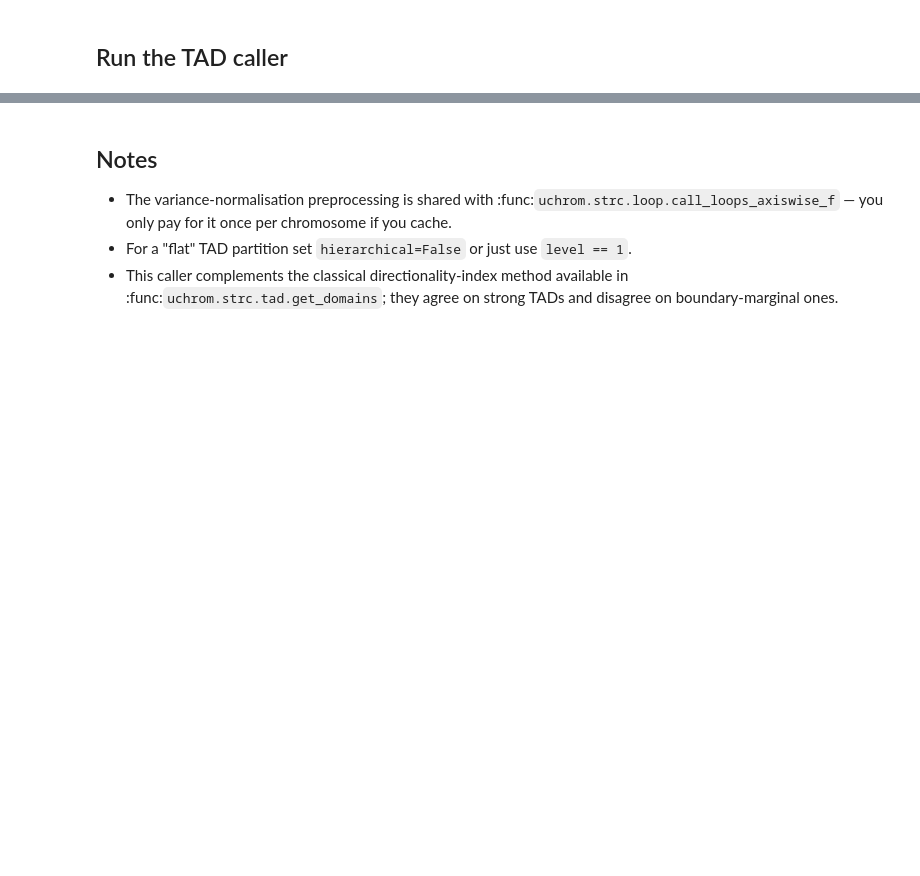
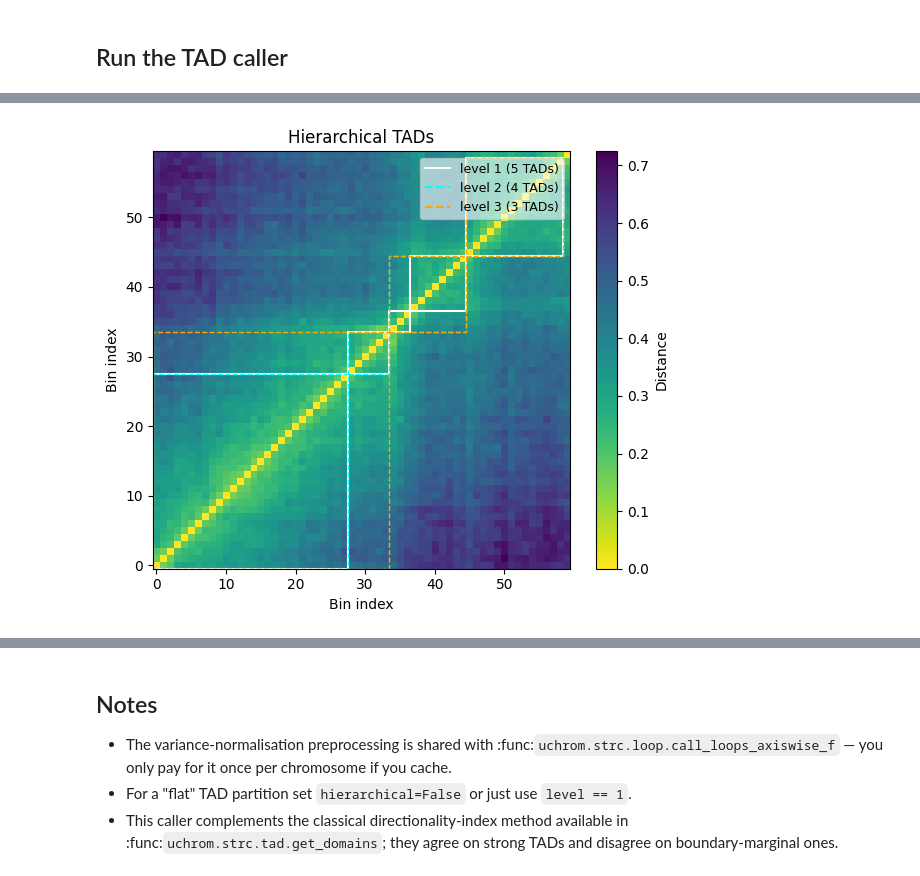
Before and after one commit to u-science-lab/U-Chrom, a Jupyter notebook: tutorials/05_tad_calling.ipynb, the cells around one changed output, grey strips where cells are left out. Cells and saved outputs as stored; diff of their text form; code cells hidden in the pictures; blank space fills up the shorter version.

```diff
--- a/tutorials/05_tad_calling.ipynb
+++ b/tutorials/05_tad_calling.ipynb
@@ -128,0 +116,21 @@ dtype: int64
+# %%
+fig = plot_distance_matrix(dmat, title='Hierarchical TADs')
+ax = fig.axes[0]
+level_colors = {1: 'white', 2: 'cyan', 3: 'orange', 4: 'magenta'}
+for lv in sorted(tads['level'].unique()):
+    draw_tad_rects(
+        ax, tads[tads['level'] == lv],
+        edgecolor=level_colors.get(lv, 'yellow'),
+        linewidth=1.5 if lv == 1 else 1.0,
+        linestyle='-' if lv == 1 else '--',
+    )
+handles = [
+    plt.Line2D([0], [0], color=level_colors.get(lv, 'yellow'),
+               ls='-' if lv == 1 else '--',
+               label=f'level {lv} ({(tads["level"]==lv).sum()} TADs)')
+    for lv in sorted(tads['level'].unique())
+]
+ax.legend(handles=handles, loc='upper right', fontsize=9, framealpha=0.6)
+plt.show()
+# %% [output]
+[figure, added]
```
Also changed, not shown: parts of 11 cells of this notebook, 12 other files.
